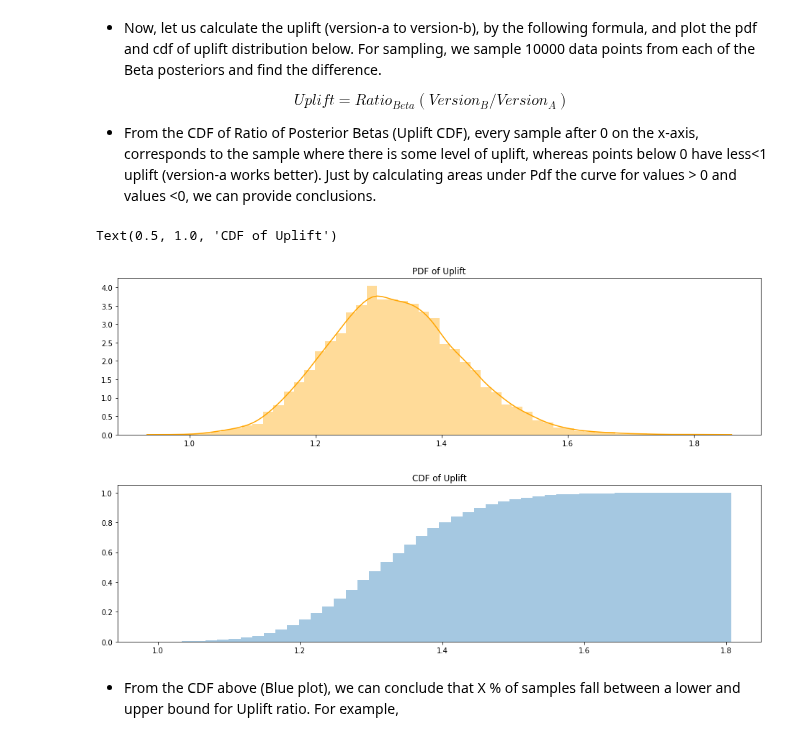
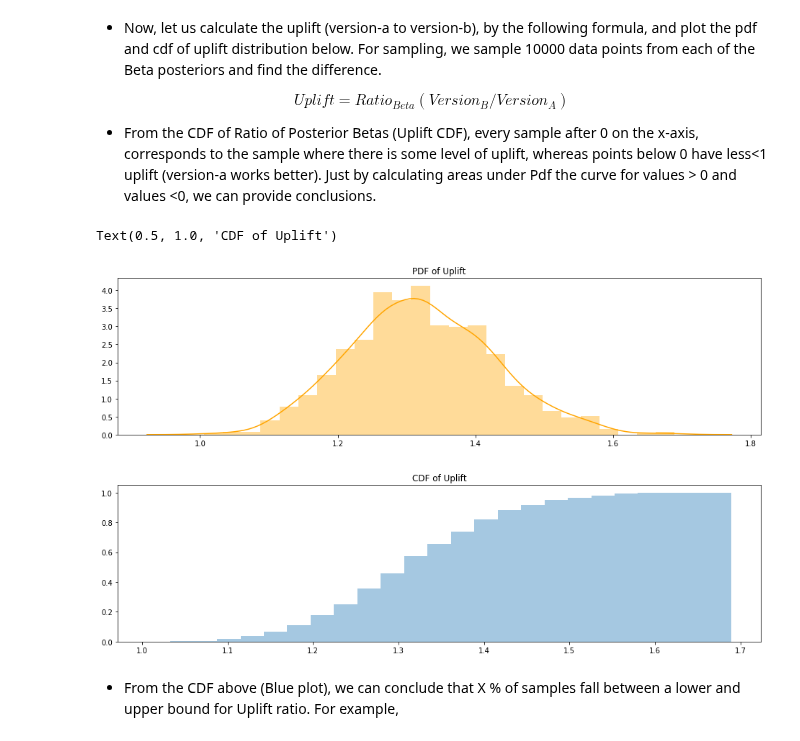
Before and after one commit to AdiVarma27/AdiVarma27.github.io, a Jupyter notebook: _jupyter/2020-04-13-Bayesian Thinking in AB Testing.ipynb, the cells around one changed output. Cells and saved outputs as stored; diff of their text form; code cells hidden in the pictures.

```diff
--- a/_jupyter/2020-04-13-Bayesian Thinking in AB Testing.ipynb
+++ b/_jupyter/2020-04-13-Bayesian Thinking in AB Testing.ipynb
@@ -126,26 +126,26 @@ $$Uplift = Ratio_{Beta} (Version_B/ Version_A)$$
 # %%
 np.set_printoptions(suppress=True)
 
 # data sampling simulation
-monte_carlo_ya = beta.rvs(updated_alpha_version_a, updated_beta_version_a, size=10000)
+monte_carlo_ya = beta.rvs(updated_alpha_version_a, updated_beta_version_a, size=1000)
 
-monte_carlo_yb = beta.rvs(updated_alpha_version_b, updated_beta_version_b, size=10000)
+monte_carlo_yb = beta.rvs(updated_alpha_version_b, updated_beta_version_b, size=1000)
 
 # difference in Beta distributions
 diff = np.array(monte_carlo_yb)/np.array(monte_carlo_ya)
 
 plt.figure(figsize=(16,4))
 sns.distplot(diff, color='orange')
 plt.title('PDF of Uplift')
 
 plt.figure(figsize=(16,4))
 kwargs = {'cumulative': True}
 sns.distplot(diff, hist_kws=kwargs, norm_hist=True, kde=False)
 plt.title('CDF of Uplift')
 # %% [output]
 Text(0.5, 1.0, 'CDF of Uplift')
-[figure, old version]
+[figure, new version]
-[figure, old version]
+[figure, new version]
 # %% [markdown]
 * From the CDF above (Blue plot), we can conclude that X % of samples fall between a lower and upper bound for Uplift ratio. For example,
 # %% [markdown]
```
Also changed, not shown: parts of 4 cells of this notebook.
